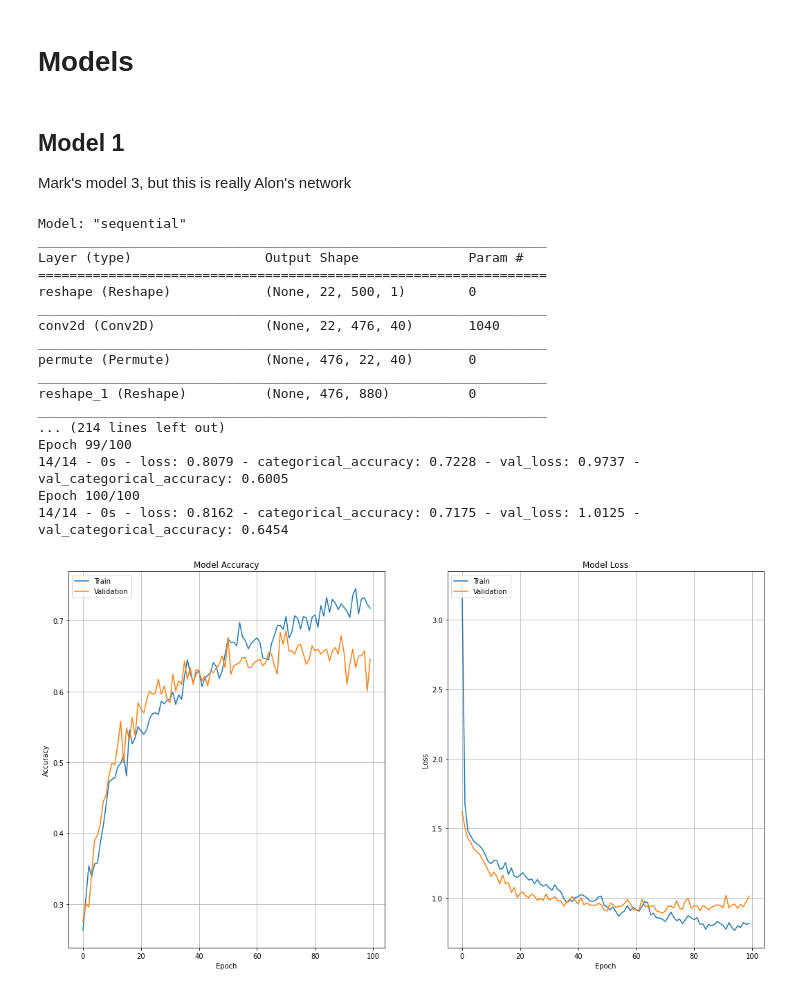
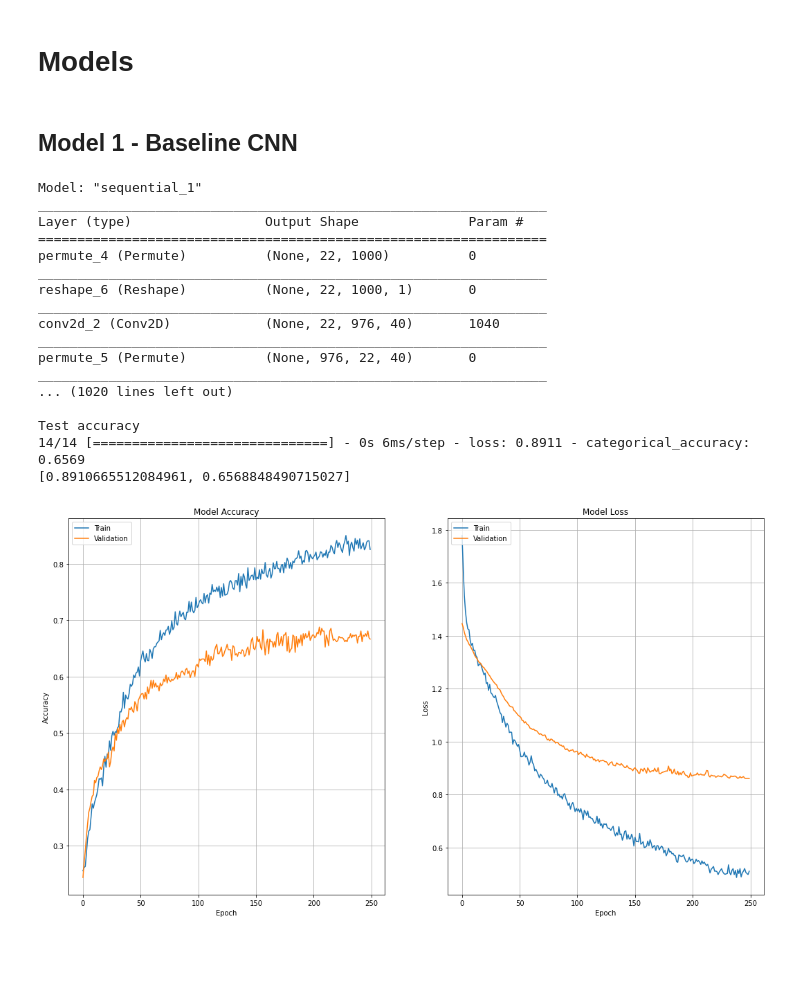
Before and after one commit to cmunozcortes/c247-final-project, a Jupyter notebook: src/C247_Final_Notebook.ipynb, the cells around one changed output. Drawn from its saved outputs; the diff is of its cells as text; code cells hidden in the pictures; blank space fills up the shorter version.

```diff
--- a/src/C247_Final_Notebook.ipynb
+++ b/src/C247_Final_Notebook.ipynb
@@ -30,6 +24,13 @@ from tensorflow.compat.v1 import InteractiveSession
 config = ConfigProto()
 config.gpu_options.allow_growth = True
 session = InteractiveSession(config=config)
+# %%
+# Constants across architectures
+N_INPUT_CH = 22
+N_PCA_COMP = 18
+N_INPUT_SAMPLES = 1000
+N_INPUT_SAMPLES_TRIMMED = 500
+EPOCHS = 250
 # %% [markdown]
 # Data loading
 - Converts to 32-bit floats to reduce training time
@@ -170,12 +191,7 @@ print(test_dataset.element_spec)
 # %% [markdown]
 # Models
-# %%
-# Constants across architectures
-N_INPUT_CH = 22
-N_INPUT_SAMPLES = 500
 # %% [markdown]
-## Model 1
-Mark's model 3, but this is really Alon's network
+## Model 1 - Baseline CNN
 # %%
 # Tweakable hyperparameters
 n_filters = [40]
@@ -187,9 +203,10 @@ fc_dropout = 0.8
 
 # Model architecture
 model = tf.keras.Sequential()
+model.add(layers.Input((N_INPUT_SAMPLES, N_INPUT_CH)))
+model.add(layers.Permute((2, 1)))
 model.add(layers.Reshape(
-    (N_INPUT_CH, N_INPUT_SAMPLES, 1),
-    input_shape=(N_INPUT_CH, N_INPUT_SAMPLES)))
+    (N_INPUT_CH, N_INPUT_SAMPLES, 1)))
 model.add(layers.Conv2D(
     filters=n_filters[0], kernel_size=conv_sizes[0],
     kernel_regularizer='l2',
@@ -198,7 +215,7 @@ model.add(layers.Conv2D(
 model.add(layers.Permute((2, 1, 3)))
 model.add(layers.Reshape(
     (N_INPUT_SAMPLES-conv_sizes[0][1]+1, N_INPUT_CH*n_filters[0])))
-model.add(layers.Dense(fc_sizes[0], activation='elu')) # TODO remove ELU??
+model.add(layers.Dense(fc_sizes[0], activation='elu'))
 model.add(layers.Activation(lambda x: tf.pow(x, 2)))
 model.add(layers.AveragePooling1D(pool_sizes[0], strides=pool_strides[0]))
 model.add(layers.Activation(lambda x: tf.math.log(x)))
@@ -206,63 +223,74 @@ model.add(layers.Flatten())
 model.add(layers.Dropout(fc_dropout))
 model.add(layers.Dense(
     fc_sizes[1],
-    activation='softmax', # TODO is this necessary with TF crossentropy?
+    activation='softmax',
     kernel_regularizer='l2',
     kernel_initializer=tf.keras.initializers.RandomNormal(stddev=0.01)
 ))
 
 # Compile model, using ADAM as the optimizer. Provide a summary once compiled.
-model.compile(optimizer=tf.keras.optimizers.Adam(5e-3),
+model.compile(optimizer=tf.keras.optimizers.Adam(1e-4),
     loss=tf.keras.losses.CategoricalCrossentropy(),
     metrics=[tf.keras.metrics.CategoricalAccuracy()])
 model.summary()
 
 # Train our network with an 80/20 train/val split
+callbacks = [
+    tf.keras.callbacks.ReduceLROnPlateau(patience=20, factor=0.5),
+    tf.keras.callbacks.ModelCheckpoint(
+        filepath='best_cnn.h5',
+        save_best_only=True,
+        verbose=True,
+        monitor='val_categorical_accuracy'
+    ),
+]
 loss_hist = model.fit(
-    X_train_valid, y_train_valid_1h,
-    validation_split=0.2,
+    X_train_baseline, y_train_1h,
+    validation_data=(X_valid_baseline, y_valid_1h),
     batch_size=128,
-    epochs=100,
-    verbose=2
+    epochs=EPOCHS,
+    verbose=2,
+    callbacks=callbacks
 )
+
+# Load our best weights and evaluate model on test dataset
+model.load_weights('best_cnn.h5')
+print('\nTest accuracy')
+print(model.evaluate(X_test_baseline, y_test_1h))
 
 # Plot our loss and accuracy over time
 fig, axs = plt.subplots(1,2, figsize=(18, 10))
 axs[0].plot(loss_hist.history['categorical_accuracy'])
 axs[0].plot(loss_hist.history['val_categorical_accuracy'])
 axs[0].set_ylabel('Accuracy')
 axs[0].set_xlabel('Epoch')
 axs[0].set_title('Model Accuracy')
 axs[0].legend(['Train', 'Validation'], loc='upper left')
 axs[0].grid()
 axs[1].plot(loss_hist.history['loss'])
 axs[1].plot(loss_hist.history['val_loss'])
 axs[1].set_ylabel('Loss')
 axs[1].set_xlabel('Epoch')
 axs[1].set_title('Model Loss')
 axs[1].legend(['Train', 'Validation'], loc='upper left')
 axs[1].grid()
 plt.show()
-
-# Evaluate model on test dataset
-test_loss, test_accuracy = model.evaluate(X_test, y_test_1h)
-print("Test accuracy:", test_accuracy)
 # %% [output]
-Model: "sequential"
+Model: "sequential_1"
 _________________________________________________________________
 Layer (type)                 Output Shape              Param #
 =================================================================
-reshape (Reshape)            (None, 22, 500, 1)        0
+permute_4 (Permute)          (None, 22, 1000)          0
 _________________________________________________________________
-conv2d (Conv2D)              (None, 22, 476, 40)       1040
+reshape_6 (Reshape)          (None, 22, 1000, 1)       0
 _________________________________________________________________
-permute (Permute)            (None, 476, 22, 40)       0
+conv2d_2 (Conv2D)            (None, 22, 976, 40)       1040
 _________________________________________________________________
-reshape_1 (Reshape)          (None, 476, 880)          0
+permute_5 (Permute)          (None, 976, 22, 40)       0
 _________________________________________________________________
-... (214 lines left out)
-Epoch 99/100
-14/14 - 0s - loss: 0.8079 - categorical_accuracy: 0.7228 - val_loss: 0.9737 - val_categorical_accuracy: 0.6005
-Epoch 100/100
-14/14 - 0s - loss: 0.8162 - categorical_accuracy: 0.7175 - val_loss: 1.0125 - val_categorical_accuracy: 0.6454
+... (1020 lines left out)
+
+Test accuracy
+14/14 [==============================] - 0s 6ms/step - loss: 0.8911 - categorical_accuracy: 0.6569
+[0.8910665512084961, 0.6568848490715027]
-[figure, old version]
+[figure, new version]
```
Also changed, not shown: parts of 17 cells of this notebook, 5 other files.
